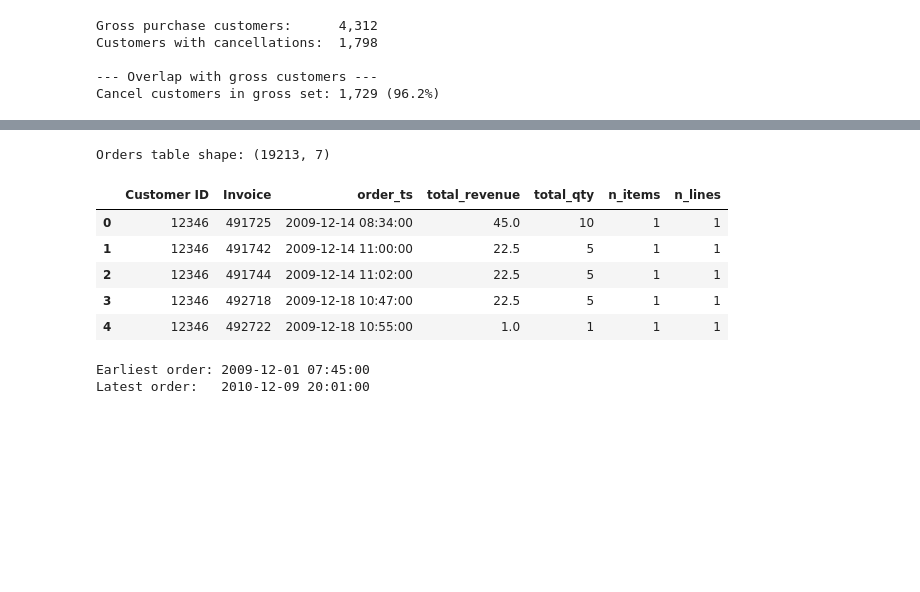
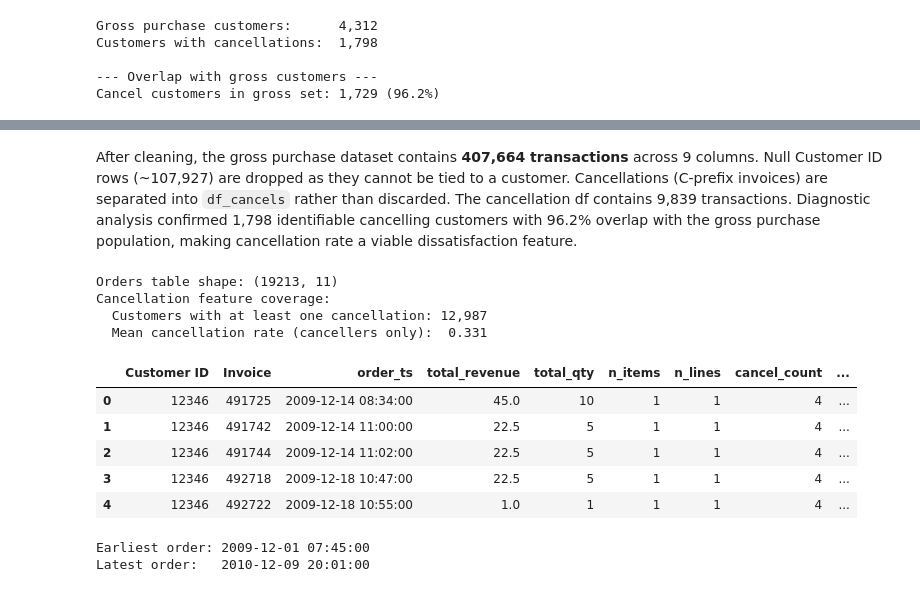
Before and after one commit to eugenefkim/engagement-risk-ml, a Jupyter notebook: notebooks/01_eda.ipynb, the cells around one changed output, grey strips where cells are left out. Drawn from its saved outputs; the diff is of its cells as text; code cells hidden in the pictures; blank space fills up the shorter version.

Commit message:
feat: refactor order table to incorporate cancellation features and update 01 markdowns

```diff
--- a/notebooks/01_eda.ipynb
+++ b/notebooks/01_eda.ipynb
@@ -174,33 +190,80 @@ Cancel customers in gross set: 1,729 (96.2%)
+# %% [markdown]
+After cleaning, the gross purchase dataset contains **407,664 transactions** across
+9 columns. Null Customer ID rows (~107,927) are dropped as they cannot be tied
+to a customer. Cancellations (C-prefix invoices) are separated into `df_cancels`
+rather than discarded. The cancellation df contains 9,839 transactions. Diagnostic analysis confirmed 1,798 identifiable
+cancelling customers with 96.2% overlap with the gross purchase population,
+making cancellation rate a viable dissatisfaction feature.
 # %%
 # ─────────────────────────────────────────────────────────────
 # Order-Level Table Construction
-# Aggregate line-item transactions to one row per order,
-# computing total revenue, quantity, and item diversity
+# Aggregate gross purchases to one row per order, then join
+# per-customer cancellation features as dissatisfaction signals
 # ─────────────────────────────────────────────────────────────
 
+# Gross purchase orders
 orders = (
-    df_clean
+    df_purchases
     .groupby(["Customer ID", "Invoice"])
     .agg(
         order_ts      =("InvoiceDate",  "min"),
         total_revenue =("Revenue",      "sum"),
         total_qty     =("Quantity",     "sum"),
         n_items       =("StockCode", "nunique"),
         n_lines       =("StockCode",   "size"),
     )
     .reset_index()
 )
 
+# Per-customer cancellation features
+cancel_features = (
+    df_cancels
+    .groupby("Customer ID")
+    .agg(
+        cancel_count        =("Invoice",  "nunique"),
+        total_cancel_value  =("Revenue",  "sum"),
+    )
+    .reset_index()
+)
+
+# Per-customer gross order count (for cancellation_rate denominator)
+order_counts = (
+    orders
+    .groupby("Customer ID")["Invoice"]
+    .nunique()
+    .reset_index()
+    .rename(columns={"Invoice": "gross_order_count"})
+)
+
+cancel_features = cancel_features.merge(order_counts, on="Customer ID", how="left")
+cancel_features["cancellation_rate"] = (
+    cancel_features["cancel_count"] / cancel_features["gross_order_count"]
+)
+
+# Join cancellation features onto orders table
+orders = orders.merge(cancel_features, on="Customer ID", how="left")
+
+# Customers with no cancellations get 0 for count/value, NaN rate → 0
+orders["cancel_count"]       = orders["cancel_count"].fillna(0).astype(int)
+orders["total_cancel_value"] = orders["total_cancel_value"].fillna(0)
+orders["cancellation_rate"]  = orders["cancellation_rate"].fillna(0)
+
 print("Orders table shape:", orders.shape)
+print("Cancellation feature coverage:")
+print(f"  Customers with at least one cancellation: {(orders['cancel_count'] > 0).sum():,}")
+print(f"  Mean cancellation rate (cancellers only):  {orders[orders['cancel_count'] > 0]['cancellation_rate'].mean():.3f}")
 orders.head()
 # %% [output]
-Orders table shape: (19213, 7)
+Orders table shape: (19213, 11)
+Cancellation feature coverage:
+  Customers with at least one cancellation: 12,987
+  Mean cancellation rate (cancellers only):  0.331
-|  | Customer ID | Invoice | order_ts | total_revenue | total_qty | n_items | n_lines |
-| 0 | 12346 | 491725 | 2009-12-14 08:34:00 | 45.0 | 10 | 1 | 1 |
-| 1 | 12346 | 491742 | 2009-12-14 11:00:00 | 22.5 | 5 | 1 | 1 |
-| 2 | 12346 | 491744 | 2009-12-14 11:02:00 | 22.5 | 5 | 1 | 1 |
-| 3 | 12346 | 492718 | 2009-12-18 10:47:00 | 22.5 | 5 | 1 | 1 |
-| 4 | 12346 | 492722 | 2009-12-18 10:55:00 | 1.0 | 1 | 1 | 1 |
+|  | Customer ID | Invoice | order_ts | total_revenue | total_qty | n_items | n_lines | cancel_count | ... |
+| 0 | 12346 | 491725 | 2009-12-14 08:34:00 | 45.0 | 10 | 1 | 1 | 4 | ... |
+| 1 | 12346 | 491742 | 2009-12-14 11:00:00 | 22.5 | 5 | 1 | 1 | 4 | ... |
+| 2 | 12346 | 491744 | 2009-12-14 11:02:00 | 22.5 | 5 | 1 | 1 | 4 | ... |
+| 3 | 12346 | 492718 | 2009-12-18 10:47:00 | 22.5 | 5 | 1 | 1 | 4 | ... |
+| 4 | 12346 | 492722 | 2009-12-18 10:55:00 | 1.0 | 1 | 1 | 1 | 4 | ... |
 # %%
 # ─────────────────────────────────────────────────────────────
 # Sanity Check — Date Range
```
Also changed, not shown: parts of 11 cells of this notebook.
